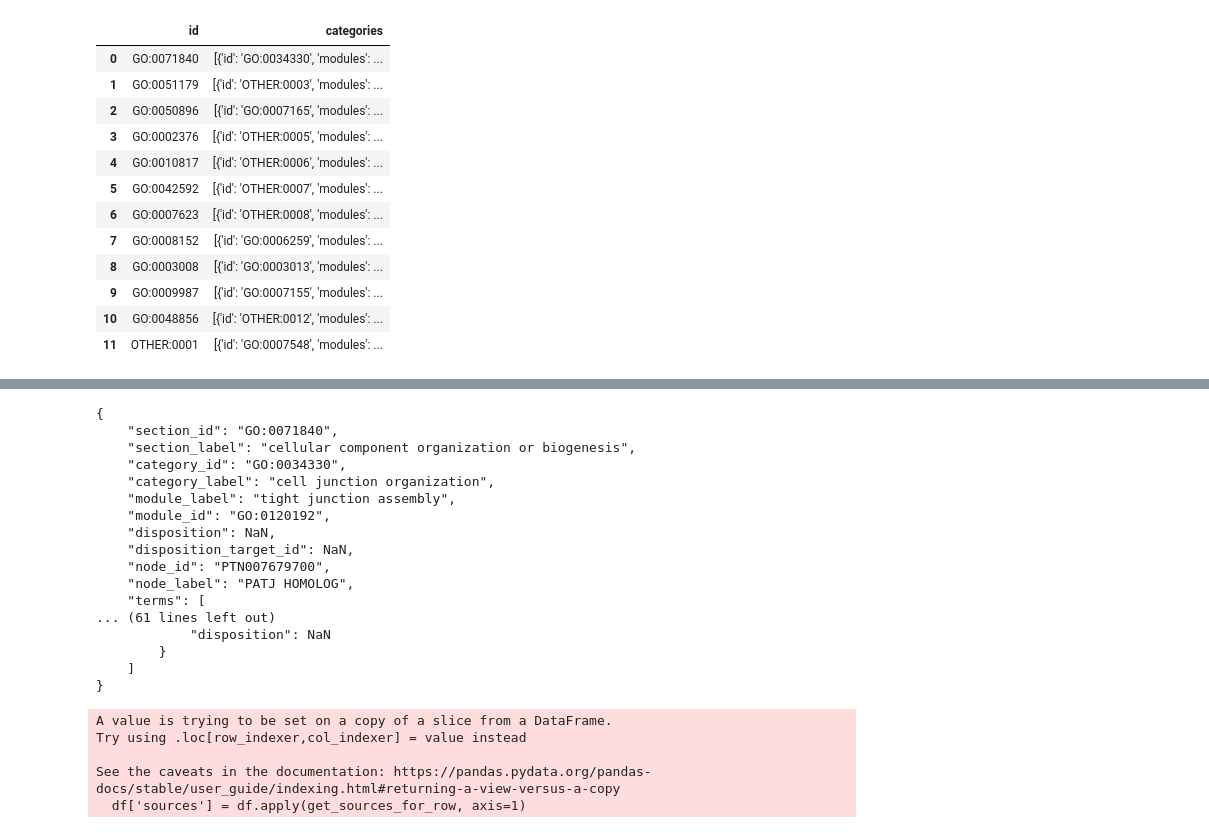
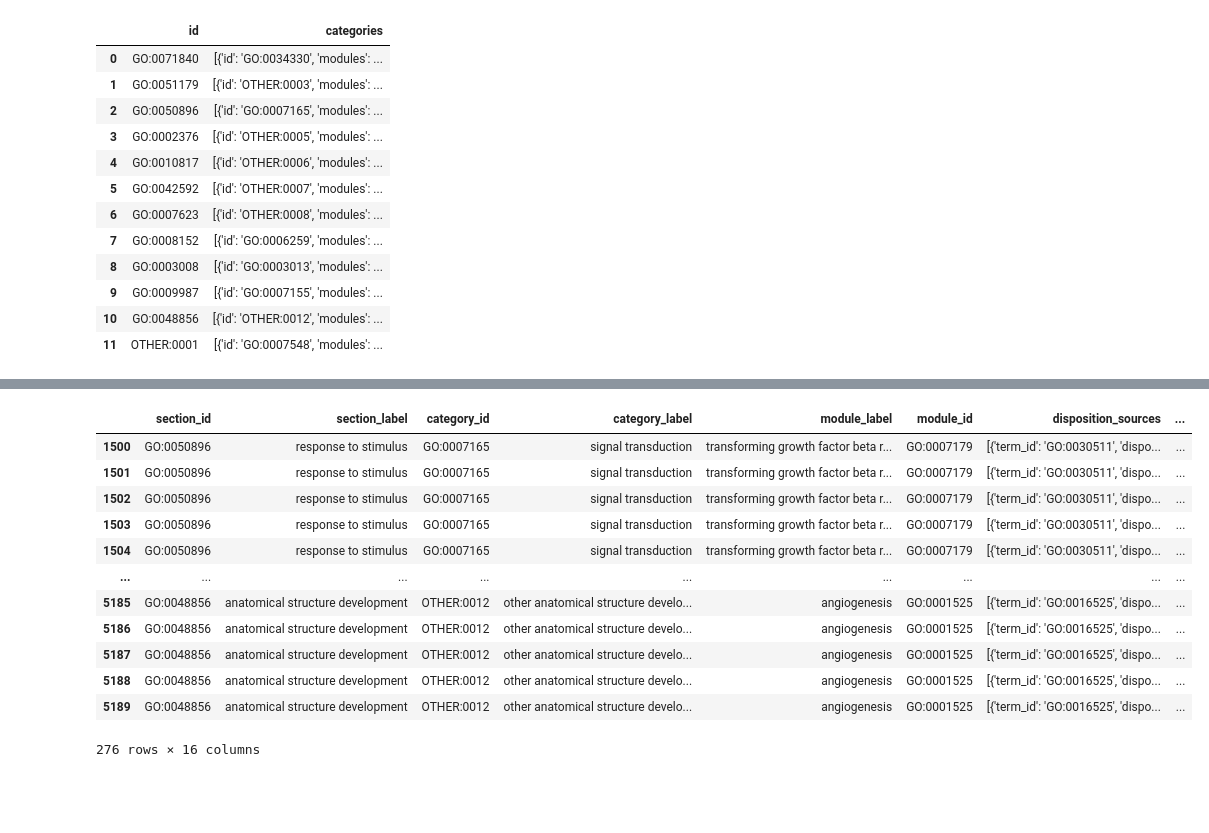
Before and after one commit to pantherdb/bpmodules-site, a Jupyter notebook: loader/playground.ipynb, the cells around one changed output, grey strips where cells are left out. Drawn from its saved outputs; the diff is of its cells as text; code cells hidden in the pictures; blank space fills up the shorter version.

```diff
--- a/loader/playground.ipynb
+++ b/loader/playground.ipynb
@@ -236,59 +224,3 @@ final_filtered_df
-# %%
-def create_sources_column(df):
-    # Step 1: Create a mapping from disposition_target_id to a list of sources
-    sources_mapping = {}
-    for index, row in df.iterrows():
-        target_id = row['disposition_target_id']
-        source = {'module_id': row['module_id'], 'disposition': row['disposition']}
-
-        if target_id in sources_mapping:
-            sources_mapping[target_id].append(source)
-        else:
-            sources_mapping[target_id] = [source]
-
-    # Step 2: Assign the appropriate list of sources to each row
-    def get_sources_for_row(row):
-        target_id = row['disposition_target_id']
-        # Return only the sources that match the row's disposition_target_id
-        return [source for source in sources_mapping.get(target_id, []) if source['module_id'] == row['module_id']]
-
-    df['sources'] = df.apply(get_sources_for_row, axis=1)
-    return df
-
-# Assuming 'original_df' is your DataFrame
-# original_df = pd.DataFrame(your_data)
-
-# Apply the function
-final_final_df = create_sources_column(final_df)
-
-final_final_df
-
-first_row_dict = final_final_df.iloc[0].to_dict()
-first_row_pretty_json = json.dumps(first_row_dict, indent=4)
-print(first_row_pretty_json)
-# %% [output]
-{
-    "section_id": "GO:0071840",
-    "section_label": "cellular component organization or biogenesis",
-    "category_id": "GO:0034330",
-    "category_label": "cell junction organization",
-    "module_label": "tight junction assembly",
-    "module_id": "GO:0120192",
-    "disposition": NaN,
-    "disposition_target_id": NaN,
-    "node_id": "PTN007679700",
-    "node_label": "PATJ HOMOLOG",
-    "terms": [
-... (61 lines left out)
-            "disposition": NaN
-        }
-    ]
-}
-A value is trying to be set on a copy of a slice from a DataFrame.
-Try using .loc[row_indexer,col_indexer] = value instead
-
-See the caveats in the documentation: https://pandas.pydata.org/pandas-docs/stable/user_guide/indexing.html#returning-a-view-versus-a-copy
-  df['sources'] = df.apply(get_sources_for_row, axis=1)
 # %%
 ibd_json = final_df.to_json(orient="records", default_handler=None)
 json_str = json.loads(ibd_json)
@@ -296,8 +228,23 @@ write_to_json(json_str, ospath.join(clean_ibd_modukes_fp), indent=2)
 #pprint.pprint(json_str)
 # %%
-filtered_results = final_df[final_df['module_id'] =="GO:0120192"]
+filtered_df = final_df[final_df['disposition_sources'].apply(lambda x: len(x) > 1)]
 
-filtered_results
+
+filtered_df
+# %% [output]
+|  | section_id | section_label | category_id | category_label | module_label | module_id | disposition_sources | ... |
+| 1500 | GO:0050896 | response to stimulus | GO:0007165 | signal transduction | transforming growth factor beta r... | GO:0007179 | [{'term_id': 'GO:0030511', 'dispo... | ... |
+| 1501 | GO:0050896 | response to stimulus | GO:0007165 | signal transduction | transforming growth factor beta r... | GO:0007179 | [{'term_id': 'GO:0030511', 'dispo... | ... |
+| 1502 | GO:0050896 | response to stimulus | GO:0007165 | signal transduction | transforming growth factor beta r... | GO:0007179 | [{'term_id': 'GO:0030511', 'dispo... | ... |
+| 1503 | GO:0050896 | response to stimulus | GO:0007165 | signal transduction | transforming growth factor beta r... | GO:0007179 | [{'term_id': 'GO:0030511', 'dispo... | ... |
+| 1504 | GO:0050896 | response to stimulus | GO:0007165 | signal transduction | transforming growth factor beta r... | GO:0007179 | [{'term_id': 'GO:0030511', 'dispo... | ... |
+| ... | ... | ... | ... | ... | ... | ... | ... | ... |
+| 5185 | GO:0048856 | anatomical structure development | OTHER:0012 | other anatomical structure develo... | angiogenesis | GO:0001525 | [{'term_id': 'GO:0016525', 'dispo... | ... |
+| 5186 | GO:0048856 | anatomical structure development | OTHER:0012 | other anatomical structure develo... | angiogenesis | GO:0001525 | [{'term_id': 'GO:0016525', 'dispo... | ... |
+| 5187 | GO:0048856 | anatomical structure development | OTHER:0012 | other anatomical structure develo... | angiogenesis | GO:0001525 | [{'term_id': 'GO:0016525', 'dispo... | ... |
+| 5188 | GO:0048856 | anatomical structure development | OTHER:0012 | other anatomical structure develo... | angiogenesis | GO:0001525 | [{'term_id': 'GO:0016525', 'dispo... | ... |
+| 5189 | GO:0048856 | anatomical structure development | OTHER:0012 | other anatomical structure develo... | angiogenesis | GO:0001525 | [{'term_id': 'GO:0016525', 'dispo... | ... |
+276 rows × 16 columns
 # %%
 annos_df = pd.read_json(annotations_fp)[:10]
 annos_df = annos_df.merge(genes_df[
```
Also changed, not shown: parts of 4 cells of this notebook, 15 other files.
